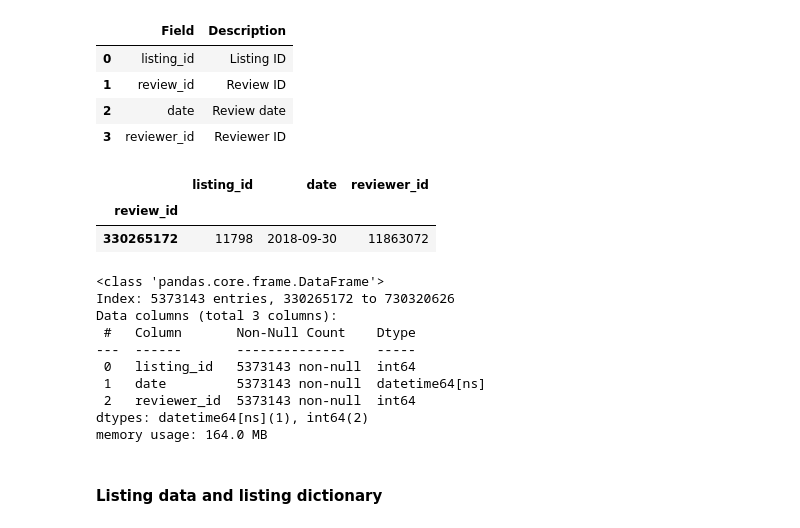
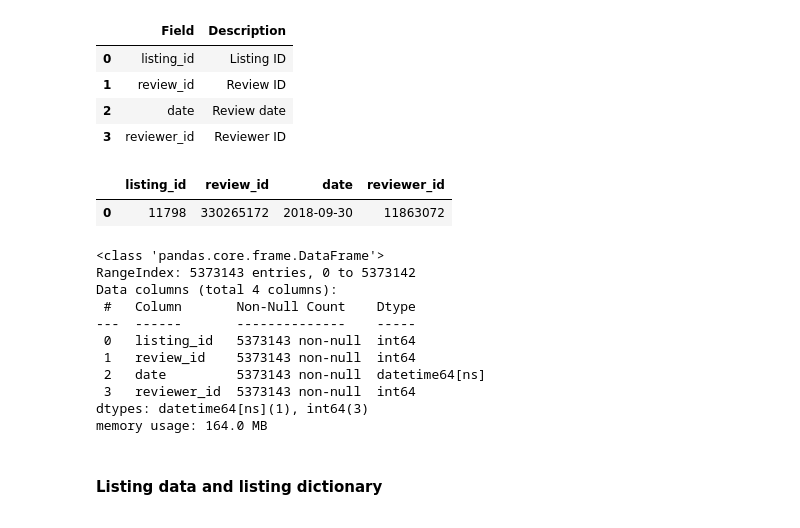
Before and after one commit to AbdullahAlrebdi/week3_project, a Jupyter notebook: main.ipynb, the cells around one changed output. Drawn from its saved outputs; the diff is of its cells as text; code cells hidden in the pictures.

Commit message:
removing index_col and "removing duplicates" code blocks

```diff
--- a/main.ipynb
+++ b/main.ipynb
@@ -52,25 +52,25 @@ df_reviews_dic
 | 3 | reviewer_id | Reviewer ID |
 # %%
 # read the reviews data
-df_reviews = pd.read_csv(url_reviews, index_col='review_id', parse_dates=['date'])
+df_reviews = pd.read_csv(url_reviews, parse_dates=['date'])
 df_reviews.head(1)
 # %% [output]
-|  | listing_id | date | reviewer_id |
-| review_id |  |  |  |
-| 330265172 | 11798 | 2018-09-30 | 11863072 |
+|  | listing_id | review_id | date | reviewer_id |
+| 0 | 11798 | 330265172 | 2018-09-30 | 11863072 |
 # %%
 # Present the columns information
 df_reviews.info(show_counts=True)
 # %% [output]
 <class 'pandas.core.frame.DataFrame'>
-Index: 5373143 entries, 330265172 to 730320626
-Data columns (total 3 columns):
+RangeIndex: 5373143 entries, 0 to 5373142
+Data columns (total 4 columns):
  #   Column       Non-Null Count    Dtype
 ---  ------       --------------    -----
  0   listing_id   5373143 non-null  int64
- 1   date         5373143 non-null  datetime64[ns]
- 2   reviewer_id  5373143 non-null  int64
-dtypes: datetime64[ns](1), int64(2)
+ 1   review_id    5373143 non-null  int64
+ 2   date         5373143 non-null  datetime64[ns]
+ 3   reviewer_id  5373143 non-null  int64
+dtypes: datetime64[ns](1), int64(3)
 memory usage: 164.0 MB
 # %% [markdown]
 #### Listing data and listing dictionary
```
Also changed, not shown: parts of 4 cells of this notebook.
